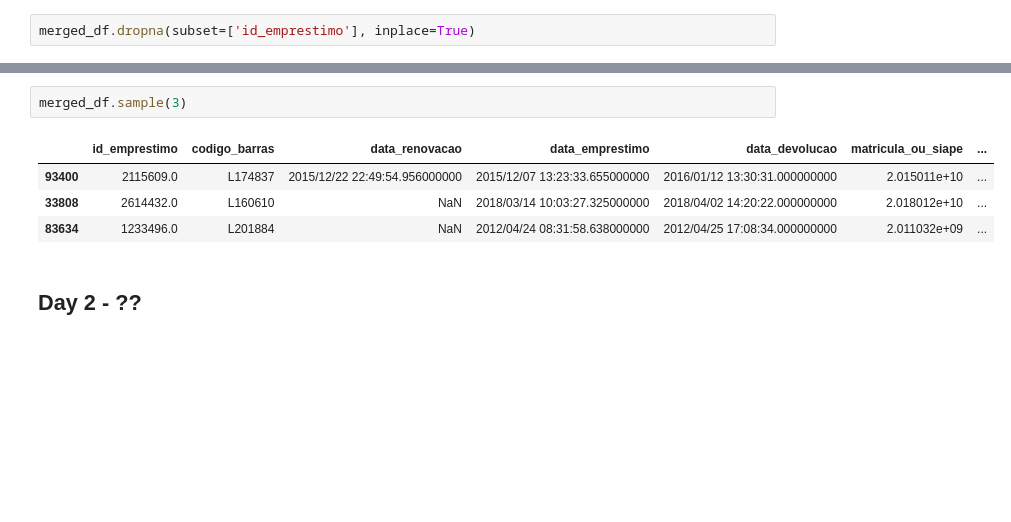
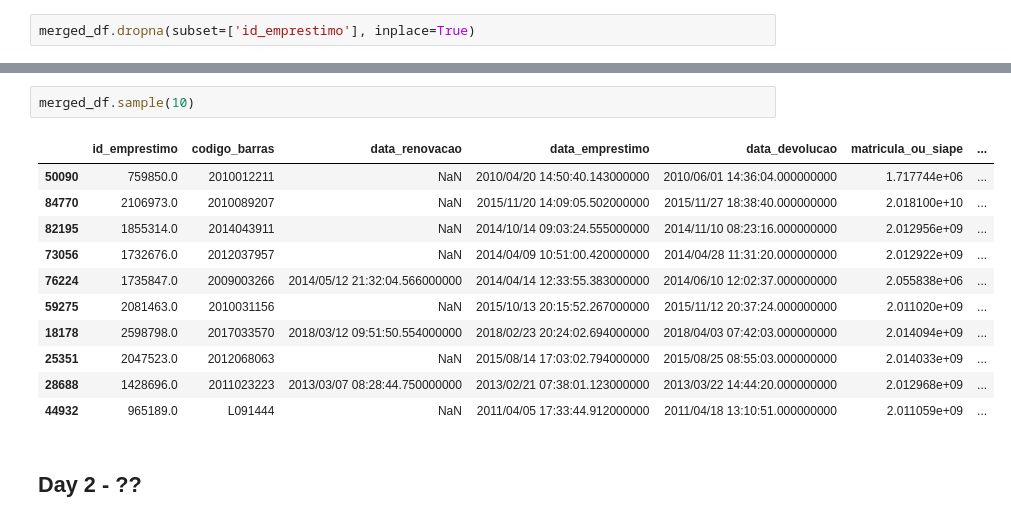
Before and after one commit to migueltosi/UFRN-Library-Data-Analysis, a Jupyter notebook: UFRN_Library.ipynb, the cells around one changed output, grey strips where cells are left out. Drawn from its saved outputs; the diff is of its cells as text; blank space fills up the shorter version.

Commit message:
sample(3) to sample(10)

```diff
--- a/UFRN_Library.ipynb
+++ b/UFRN_Library.ipynb
@@ -177,12 +177,19 @@ localizacao             2258018
 registro_sistema        2258018
 dtype: int64
 # %%
-merged_df.sample(3)
+merged_df.sample(10)
 # %% [output]
 |  | id_emprestimo | codigo_barras | data_renovacao | data_emprestimo | data_devolucao | matricula_ou_siape | ... |
-| 93400 | 2115609.0 | L174837 | 2015/12/22 22:49:54.956000000 | 2015/12/07 13:23:33.655000000 | 2016/01/12 13:30:31.000000000 | 2.015011e+10 | ... |
-| 33808 | 2614432.0 | L160610 | NaN | 2018/03/14 10:03:27.325000000 | 2018/04/02 14:20:22.000000000 | 2.018012e+10 | ... |
-| 83634 | 1233496.0 | L201884 | NaN | 2012/04/24 08:31:58.638000000 | 2012/04/25 17:08:34.000000000 | 2.011032e+09 | ... |
+| 50090 | 759850.0 | 2010012211 | NaN | 2010/04/20 14:50:40.143000000 | 2010/06/01 14:36:04.000000000 | 1.717744e+06 | ... |
+| 84770 | 2106973.0 | 2010089207 | NaN | 2015/11/20 14:09:05.502000000 | 2015/11/27 18:38:40.000000000 | 2.018100e+10 | ... |
+| 82195 | 1855314.0 | 2014043911 | NaN | 2014/10/14 09:03:24.555000000 | 2014/11/10 08:23:16.000000000 | 2.012956e+09 | ... |
+| 73056 | 1732676.0 | 2012037957 | NaN | 2014/04/09 10:51:00.420000000 | 2014/04/28 11:31:20.000000000 | 2.012922e+09 | ... |
+| 76224 | 1735847.0 | 2009003266 | 2014/05/12 21:32:04.566000000 | 2014/04/14 12:33:55.383000000 | 2014/06/10 12:02:37.000000000 | 2.055838e+06 | ... |
+| 59275 | 2081463.0 | 2010031156 | NaN | 2015/10/13 20:15:52.267000000 | 2015/11/12 20:37:24.000000000 | 2.011020e+09 | ... |
+| 18178 | 2598798.0 | 2017033570 | 2018/03/12 09:51:50.554000000 | 2018/02/23 20:24:02.694000000 | 2018/04/03 07:42:03.000000000 | 2.014094e+09 | ... |
+| 25351 | 2047523.0 | 2012068063 | NaN | 2015/08/14 17:03:02.794000000 | 2015/08/25 08:55:03.000000000 | 2.014033e+09 | ... |
+| 28688 | 1428696.0 | 2011023223 | 2013/03/07 08:28:44.750000000 | 2013/02/21 07:38:01.123000000 | 2013/03/22 14:44:20.000000000 | 2.012968e+09 | ... |
+| 44932 | 965189.0 | L091444 | NaN | 2011/04/05 17:33:44.912000000 | 2011/04/18 13:10:51.000000000 | 2.011059e+09 | ... |
 # %% [markdown]
 ## Day 2 - ??
 # %% [markdown]
```
Also changed, not shown: parts of 1 cell of this notebook.
